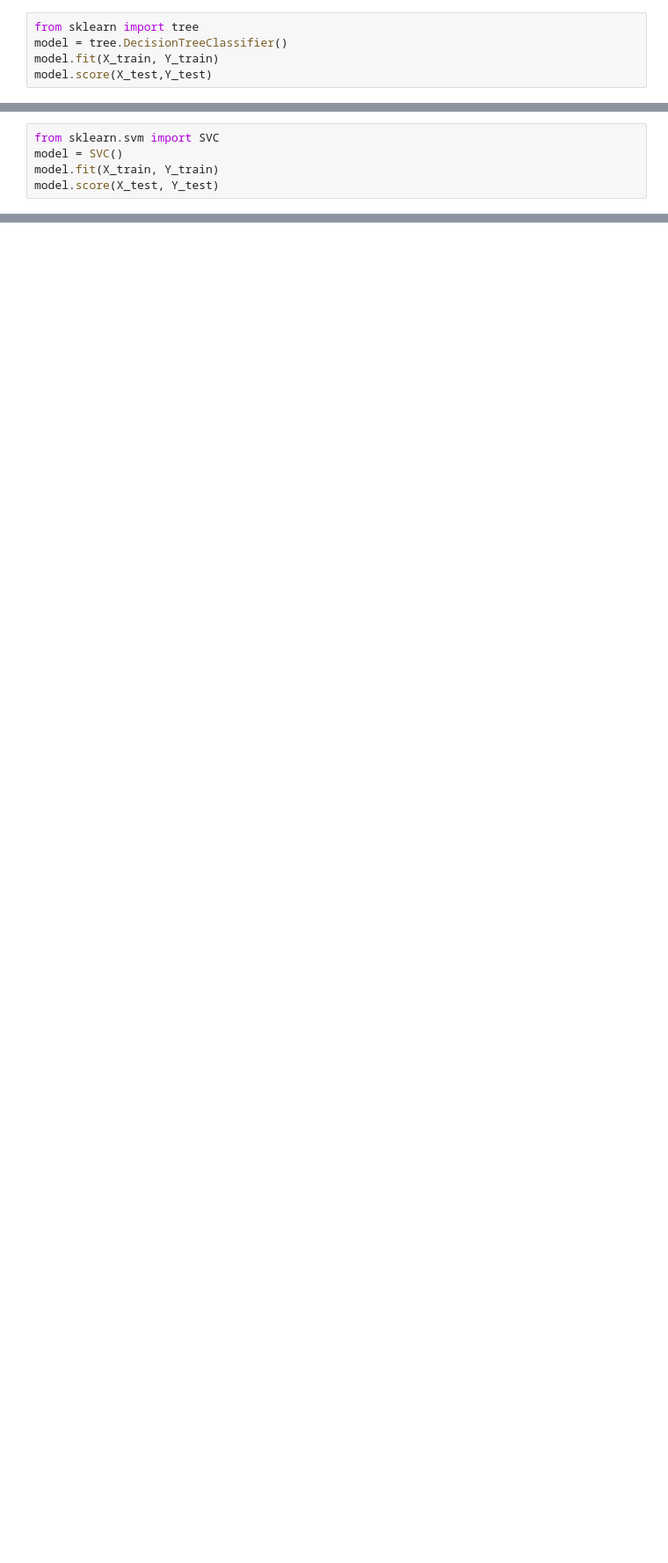
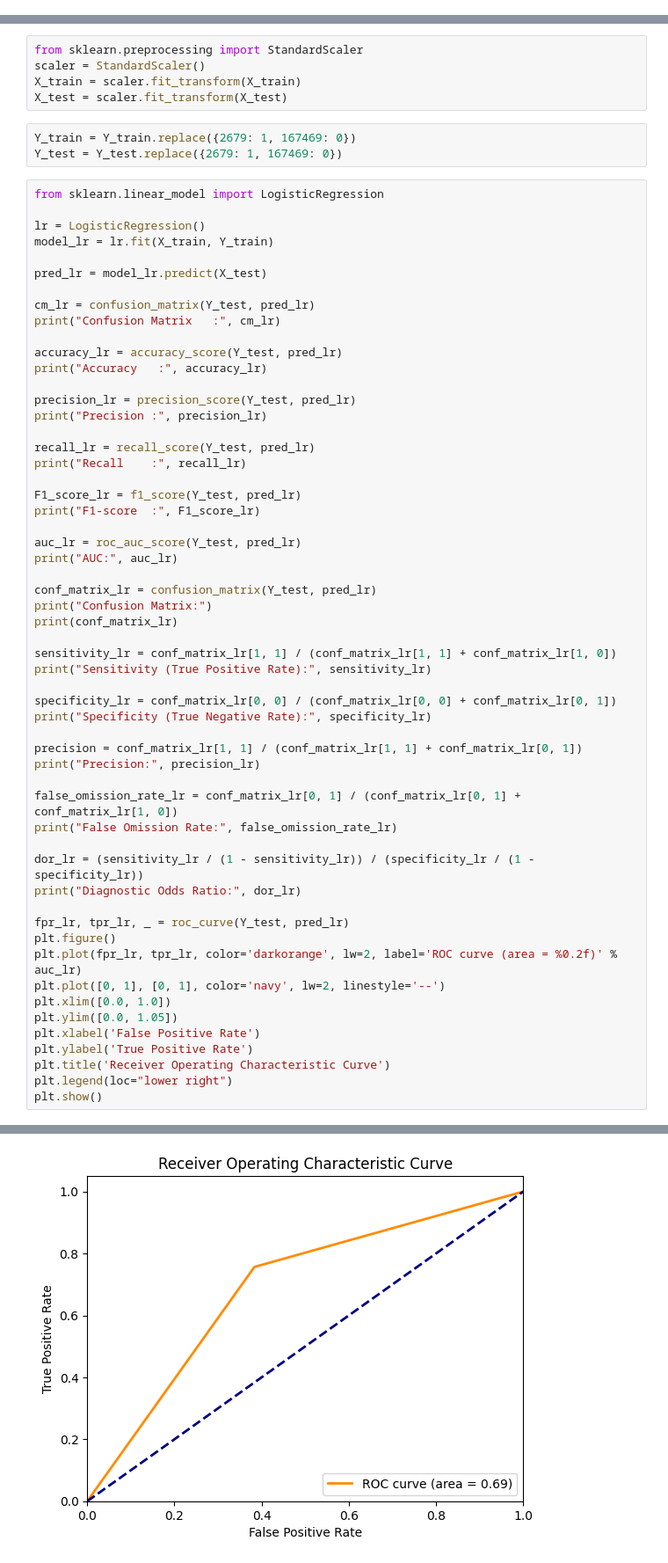
Before and after one commit to IsratTasnimEsha/Heart-Disease-Prediction, a Jupyter notebook: 4_Encrypted_Dataset/model_4.ipynb, the cells around one changed output, grey strips where cells are left out. Shown at 88% size. Saved outputs shown, nothing was run; the diff lists cells and outputs as text; blank space fills up the shorter version.

```diff
--- a/4_Encrypted_Dataset/model_4.ipynb
+++ b/4_Encrypted_Dataset/model_4.ipynb
@@ -87,5 +59,0 @@ model.score(X_train, Y_train)
-# %%
-from sklearn import tree
-model = tree.DecisionTreeClassifier()
-model.fit(X_train, Y_train)
-model.score(X_test,Y_test)
@@ -94,5 +59,0 @@ model.score(X_test,Y_test)
-# %%
-from sklearn.svm import SVC
-model = SVC()
-model.fit(X_train, Y_train)
-model.score(X_test, Y_test)
@@ -100,0 +60,65 @@ model.score(X_test, Y_test)
+# %%
+from sklearn.preprocessing import StandardScaler
+scaler = StandardScaler()
+X_train = scaler.fit_transform(X_train)
+X_test = scaler.fit_transform(X_test)
+# %%
+Y_train = Y_train.replace({2679: 1, 167469: 0})
+Y_test = Y_test.replace({2679: 1, 167469: 0})
+# %%
+from sklearn.linear_model import LogisticRegression
+
+lr = LogisticRegression()
+model_lr = lr.fit(X_train, Y_train)
+
+pred_lr = model_lr.predict(X_test)
+
+cm_lr = confusion_matrix(Y_test, pred_lr)
+print("Confusion Matrix   :", cm_lr)
+
+accuracy_lr = accuracy_score(Y_test, pred_lr)
+print("Accuracy   :", accuracy_lr)
+
+precision_lr = precision_score(Y_test, pred_lr)
+print("Precision :", precision_lr)
+
+recall_lr = recall_score(Y_test, pred_lr)
+print("Recall    :", recall_lr)
+
+F1_score_lr = f1_score(Y_test, pred_lr)
+print("F1-score  :", F1_score_lr)
+
+auc_lr = roc_auc_score(Y_test, pred_lr)
+print("AUC:", auc_lr)
+
+conf_matrix_lr = confusion_matrix(Y_test, pred_lr)
+print("Confusion Matrix:")
+print(conf_matrix_lr)
+
+sensitivity_lr = conf_matrix_lr[1, 1] / (conf_matrix_lr[1, 1] + conf_matrix_lr[1, 0])
+print("Sensitivity (True Positive Rate):", sensitivity_lr)
+
+specificity_lr = conf_matrix_lr[0, 0] / (conf_matrix_lr[0, 0] + conf_matrix_lr[0, 1])
+print("Specificity (True Negative Rate):", specificity_lr)
+
+precision = conf_matrix_lr[1, 1] / (conf_matrix_lr[1, 1] + conf_matrix_lr[0, 1])
+print("Precision:", precision_lr)
+
+false_omission_rate_lr = conf_matrix_lr[0, 1] / (conf_matrix_lr[0, 1] + conf_matrix_lr[1, 0])
+print("False Omission Rate:", false_omission_rate_lr)
+
+dor_lr = (sensitivity_lr / (1 - sensitivity_lr)) / (specificity_lr / (1 - specificity_lr))
+print("Diagnostic Odds Ratio:", dor_lr)
+
+fpr_lr, tpr_lr, _ = roc_curve(Y_test, pred_lr)
+plt.figure()
+plt.plot(fpr_lr, tpr_lr, color='darkorange', lw=2, label='ROC curve (area = %0.2f)' % auc_lr)
+plt.plot([0, 1], [0, 1], color='navy', lw=2, linestyle='--')
+plt.xlim([0.0, 1.0])
+plt.ylim([0.0, 1.05])
+plt.xlabel('False Positive Rate')
+plt.ylabel('True Positive Rate')
+plt.title('Receiver Operating Characteristic Curve')
+plt.legend(loc="lower right")
+plt.show()
+# %% [output]
@@ -100,0 +140 @@ model.score(X_test, Y_test)
+[figure, added]
```
Also changed, not shown: parts of 21 cells of this notebook, 24 other files.
